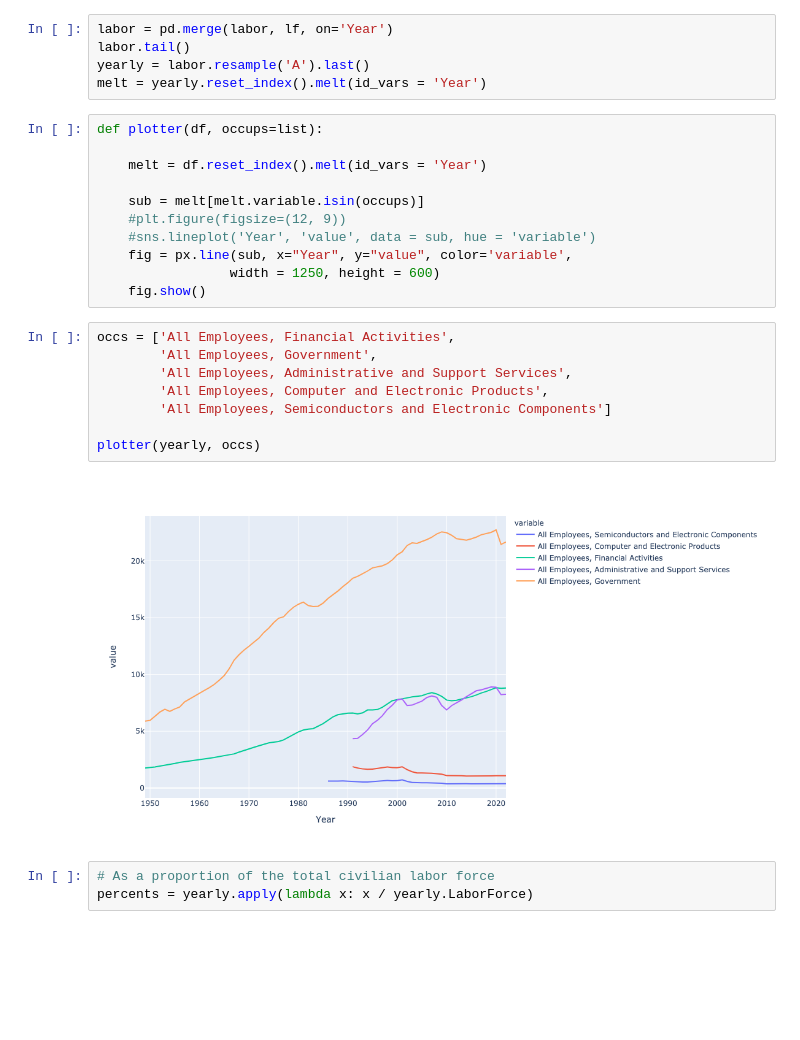
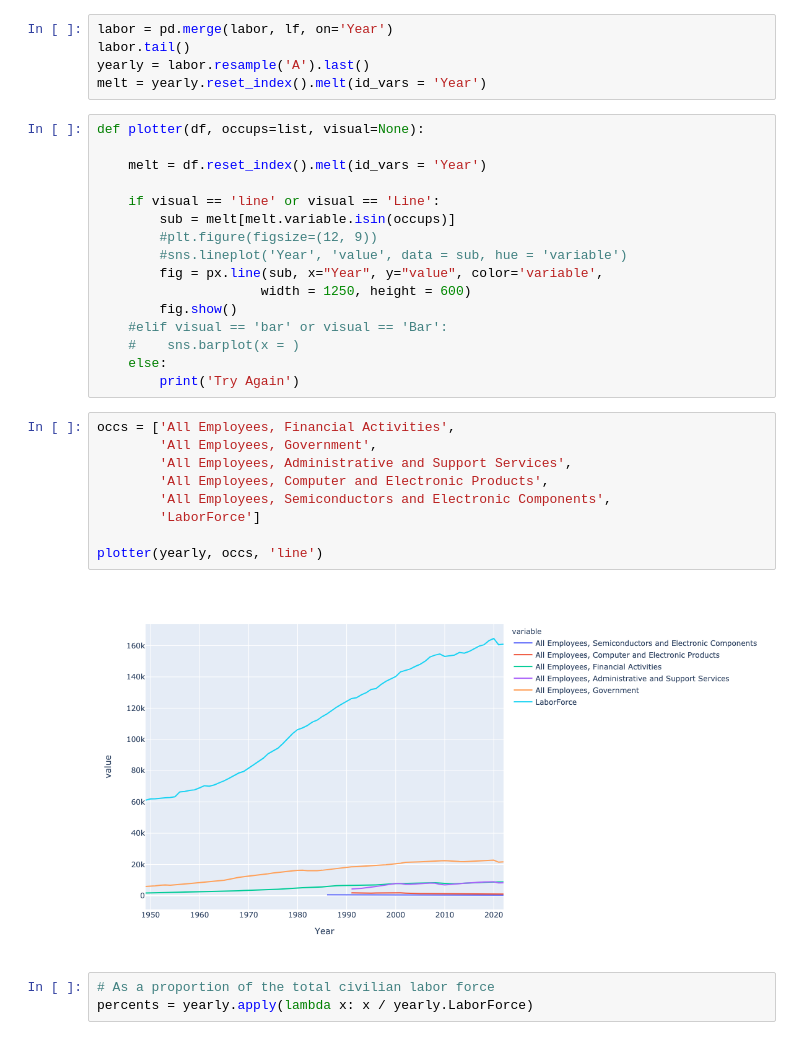
Before and after one commit to GStechschulte/Side_Projects, a Jupyter notebook: LaborMarket/LaborAnalysis.ipynb, the cells around one changed output. Drawn from its saved outputs; the diff is of its cells as text; blank space fills up the shorter version.

```diff
--- a/LaborMarket/LaborAnalysis.ipynb
+++ b/LaborMarket/LaborAnalysis.ipynb
@@ -51,26 +51,32 @@ labor.tail()
 yearly = labor.resample('A').last()
 melt = yearly.reset_index().melt(id_vars = 'Year')
 # %%
-def plotter(df, occups=list):
+def plotter(df, occups=list, visual=None):
 
     melt = df.reset_index().melt(id_vars = 'Year')
 
-    sub = melt[melt.variable.isin(occups)]
-    #plt.figure(figsize=(12, 9))
-    #sns.lineplot('Year', 'value', data = sub, hue = 'variable')
-    fig = px.line(sub, x="Year", y="value", color='variable',
-                 width = 1250, height = 600)
-    fig.show()
+    if visual == 'line' or visual == 'Line':
+        sub = melt[melt.variable.isin(occups)]
+        #plt.figure(figsize=(12, 9))
+        #sns.lineplot('Year', 'value', data = sub, hue = 'variable')
+        fig = px.line(sub, x="Year", y="value", color='variable',
+                     width = 1250, height = 600)
+        fig.show()
+    #elif visual == 'bar' or visual == 'Bar':
+    #    sns.barplot(x = )
+    else:
+        print('Try Again')
 # %%
 occs = ['All Employees, Financial Activities',
         'All Employees, Government',
         'All Employees, Administrative and Support Services',
         'All Employees, Computer and Electronic Products',
-        'All Employees, Semiconductors and Electronic Components']
+        'All Employees, Semiconductors and Electronic Components',
+        'LaborForce']
 
-plotter(yearly, occs)
+plotter(yearly, occs, 'line')
 # %% [output]
-[figure, old version]
+[figure, new version]
 # %%
 # As a proportion of the total civilian labor force
 percents = yearly.apply(lambda x: x / yearly.LaborForce)
```
Also changed, not shown: parts of 9 cells of this notebook.
